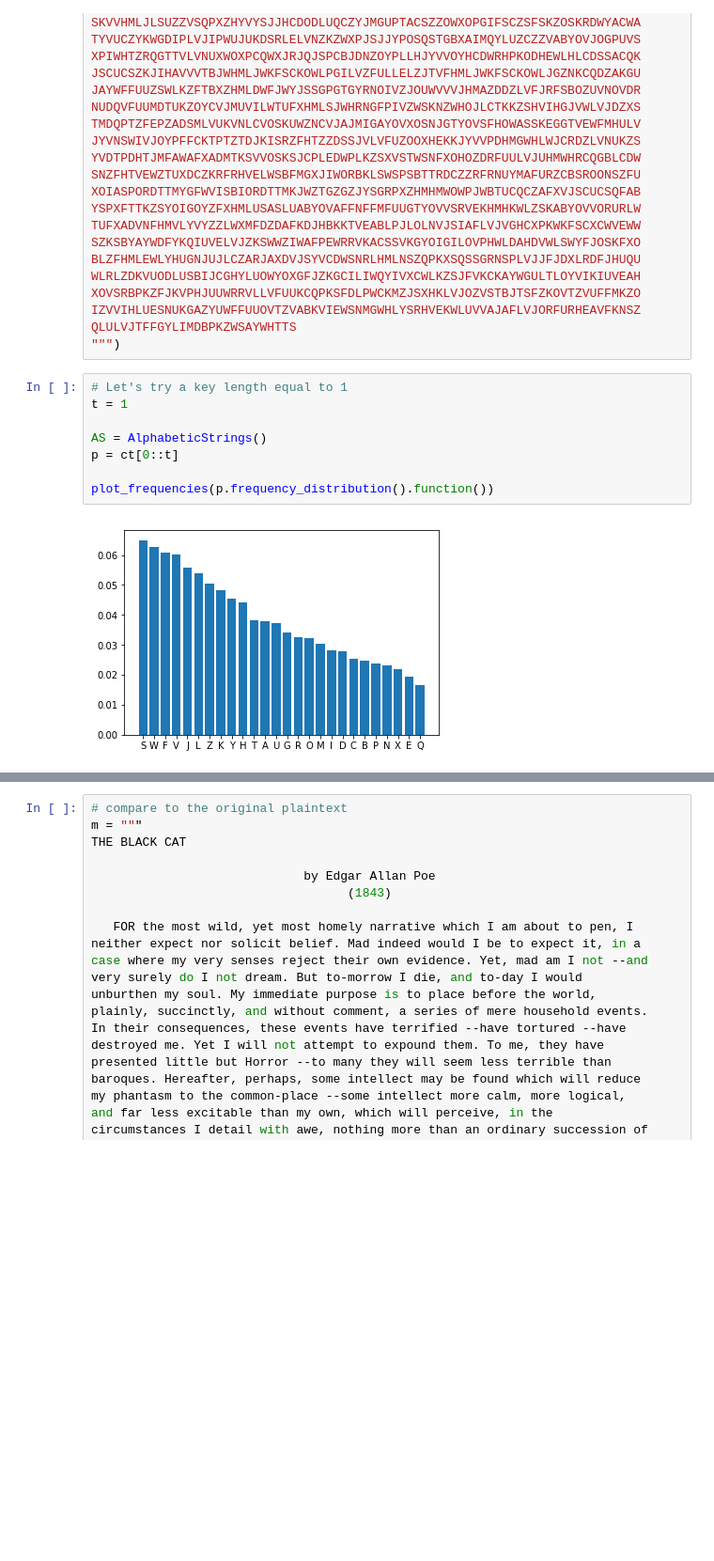
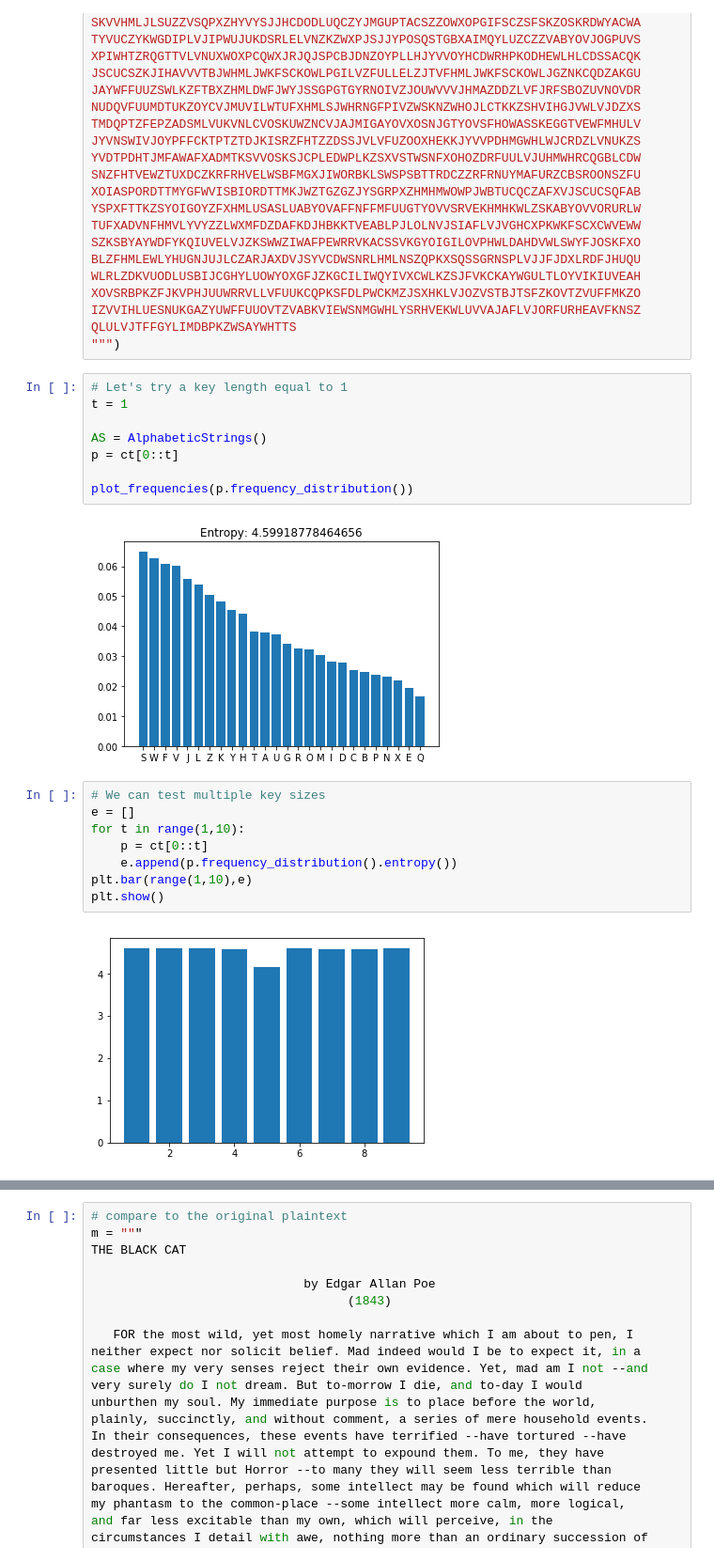
Before and after one commit to gverticale/network-security-and-cryptography, a Jupyter notebook: Sagemath and classic ciphers.ipynb, the cells around one changed output, grey strips where cells are left out. Shown at 94% size. Drawn from its saved outputs; the diff is of its cells as text; blank space fills up the shorter version.

```diff
--- a/Sagemath and classic ciphers.ipynb
+++ b/Sagemath and classic ciphers.ipynb
@@ -489,7 +511,17 @@ t = 1
 AS = AlphabeticStrings()
 p = ct[0::t]
 
-plot_frequencies(p.frequency_distribution().function())
+plot_frequencies(p.frequency_distribution())
 # %% [output]
-[figure, old version]
+[figure, new version]
+# %%
+# We can test multiple key sizes
+e = []
+for t in range(1,10):
+    p = ct[0::t]
+    e.append(p.frequency_distribution().entropy())
+plt.bar(range(1,10),e)
+plt.show()
+# %% [output]
+[figure, added]
 # %%
```
Also changed, not shown: parts of 22 cells of this notebook, 2 other files.
